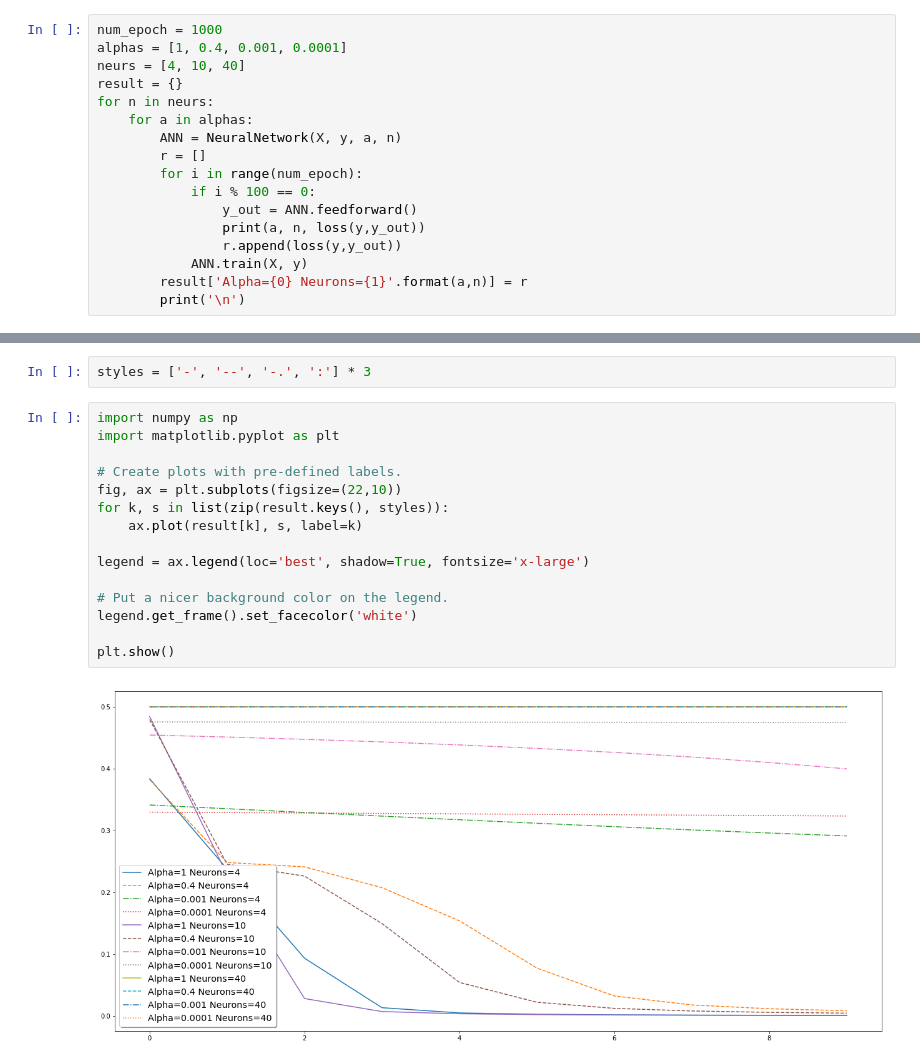
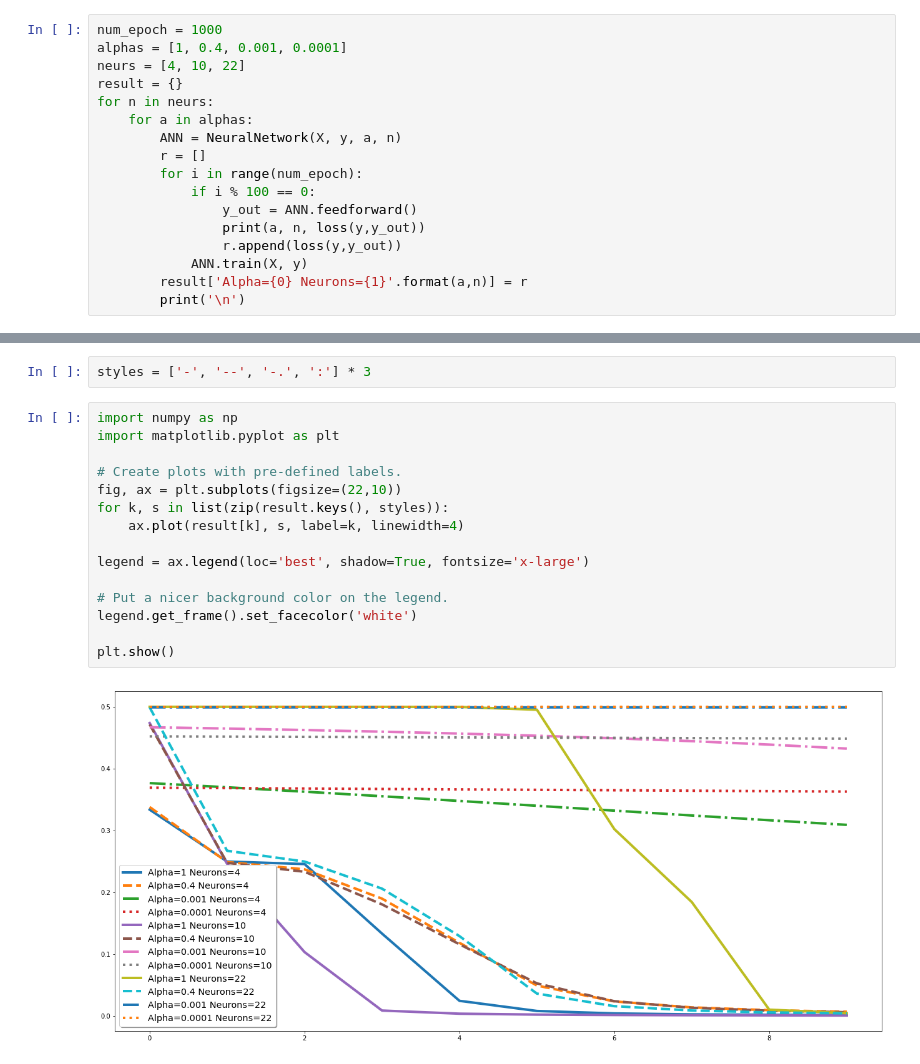
Before and after one commit to vbaryshev4/Data_Science, a Jupyter notebook: hse_ml/Advanced/NN_DL/Deep Learning - Part 1/Deep Learning - ANN - Part 1.1 Sol.ipynb, the cells around one changed output, grey strips where cells are left out. Saved outputs shown, nothing was run; the diff lists cells and outputs as text.

```diff
--- a/hse_ml/Advanced/NN_DL/Deep Learning - Part 1/Deep Learning - ANN - Part 1.1 Sol.ipynb
+++ b/hse_ml/Advanced/NN_DL/Deep Learning - Part 1/Deep Learning - ANN - Part 1.1 Sol.ipynb
@@ -183,7 +183,7 @@ def print_result(i,X,y,y_out):
 # %%
 num_epoch = 1000
 alphas = [1, 0.4, 0.001, 0.0001]
-neurs = [4, 10, 40]
+neurs = [4, 10, 22]
 result = {}
 for n in neurs:
     for a in alphas:
@@ -224,17 +224,17 @@ styles = ['-', '--', '-.', ':'] * 3
 # %%
 import numpy as np
 import matplotlib.pyplot as plt
 
 # Create plots with pre-defined labels.
 fig, ax = plt.subplots(figsize=(22,10))
 for k, s in list(zip(result.keys(), styles)):
-    ax.plot(result[k], s, label=k)
+    ax.plot(result[k], s, label=k, linewidth=4)
 
 legend = ax.legend(loc='best', shadow=True, fontsize='x-large')
 
 # Put a nicer background color on the legend.
 legend.get_frame().set_facecolor('white')
 
 plt.show()
 # %% [output]
-[figure, old version]
+[figure, new version]
```
Also changed, not shown: parts of 1 cell of this notebook, 1 other file.
